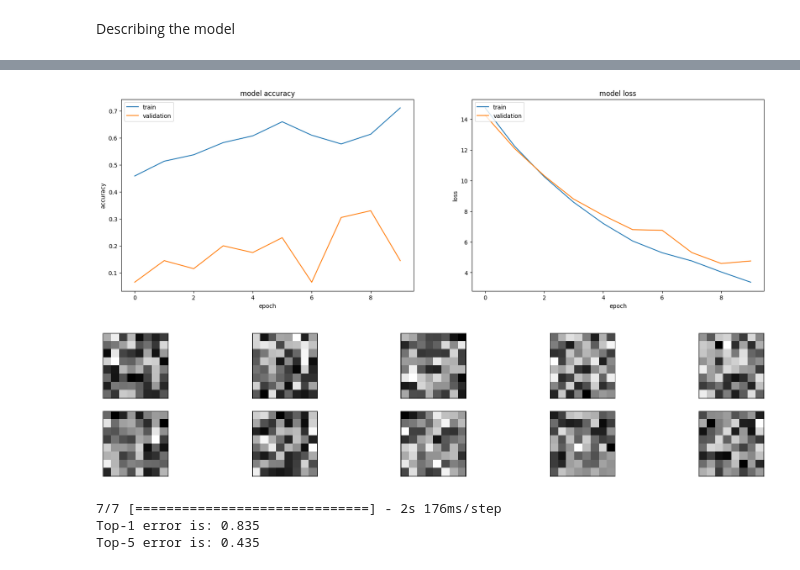
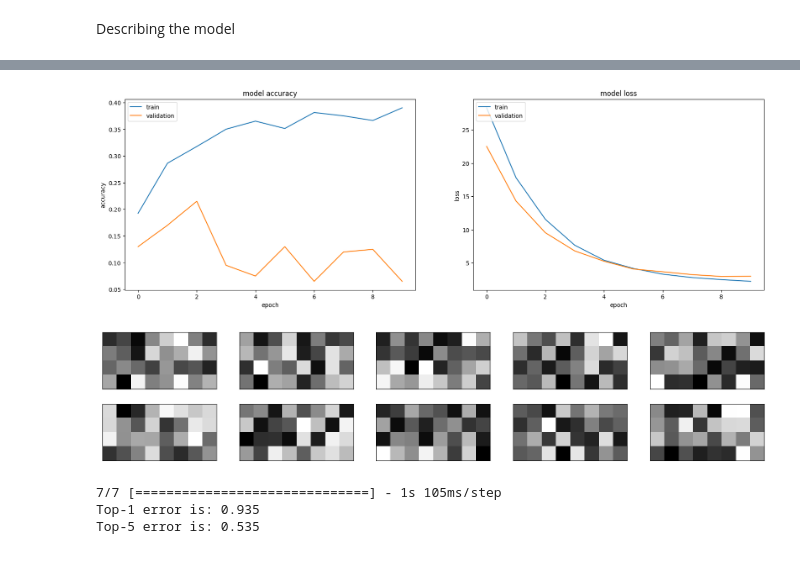
Before and after one commit to thdb-theo/AudioClassification, a Jupyter notebook: src/Model.ipynb, the cells around one changed output, grey strips where cells are left out. Cells and saved outputs as stored; diff of their text form; code cells hidden in the pictures.

```diff
--- a/src/Model.ipynb
+++ b/src/Model.ipynb
@@ -30,7 +46,7 @@ Test set length:200
 # %% [markdown]
 Describing the model
 # %%
-import tensorflow
+import tensorflow as tf
 from tensorflow import keras
 from keras.layers import Input
 from keras.models import Model
@@ -42,12 +58,13 @@ inputs = Input(shape=(input_shape + (1,))) # Nicer way to add this 1 as a dimens
 # lamda is the weight of the L2 penalty term
 lamda = 0.25
 L2_regularizer = keras.regularizers.l2(lamda)
+initializer = tf.keras.initializers.HeNormal()
 
 
 # ********************************************* Model ********************************************
 # Encoder (convolutional base)
 x = BatchNormalization()(inputs)
-x = Conv2D(8, kernel_size=(5, 5), kernel_regularizer=L2_regularizer)(inputs)
+x = Conv2D(8, kernel_size=(5, 5), kernel_regularizer=L2_regularizer,  kernel_initializer=initializer)(inputs)
 x = Activation('relu')(x)
 x = MaxPooling2D((2, 2))(x)
 x = BatchNormalization()(x)
@@ -158,21 +173,21 @@ def show_history(history):
 
 show_history(history)
 # %% [output]
-[figure, old version]
+[figure, new version]
 # %%
 # Displaying the last weights
 W = np.asarray(model.layers[-1].get_weights()[0])
 
-W = W.reshape((8,8,10))
+W = W.reshape((4,8,10))
 plt.figure(figsize=(20,4))
 for i in range(10):
   ax = plt.subplot(2,5,i+1)
   plt.imshow(W[:,:,i])
   ax.get_xaxis().set_visible(False)
   ax.get_yaxis().set_visible(False)
   plt.gray()
 # %% [output]
-[figure, old version]
+[figure, new version]
 # %%
 predictions = model.predict(x_test)
 
@@ -196,6 +211,6 @@ def top5_error_for_psychopaths(preds,labels):
 
 print("Top-5 error is: " + str(top5_error_for_psychopaths(predictions,y_test[:len(predictions)])))
 # %% [output]
-7/7 [==============================] - 2s 176ms/step
-Top-1 error is: 0.835
-Top-5 error is: 0.435
+7/7 [==============================] - 1s 105ms/step
+Top-1 error is: 0.935
+Top-5 error is: 0.535
```
Also changed, not shown: parts of 6 cells of this notebook, 1 other file.
